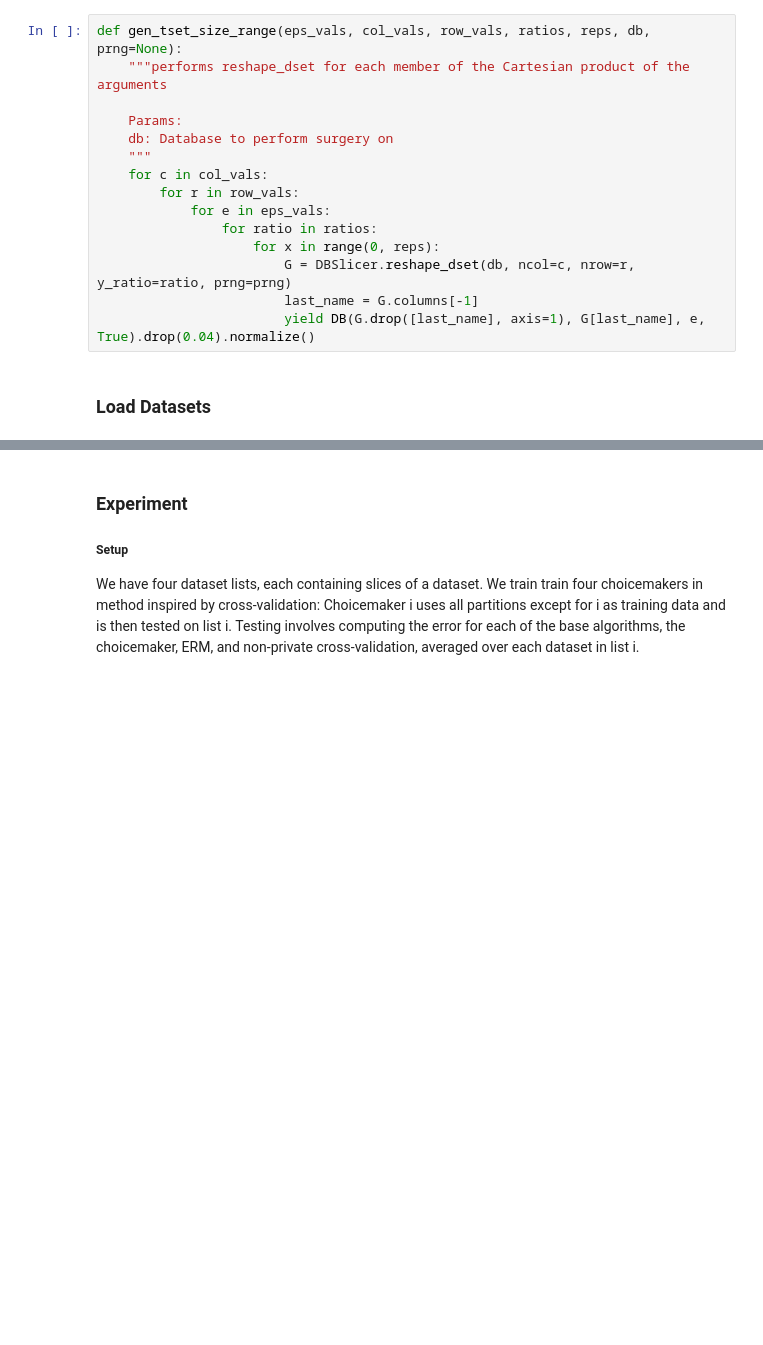
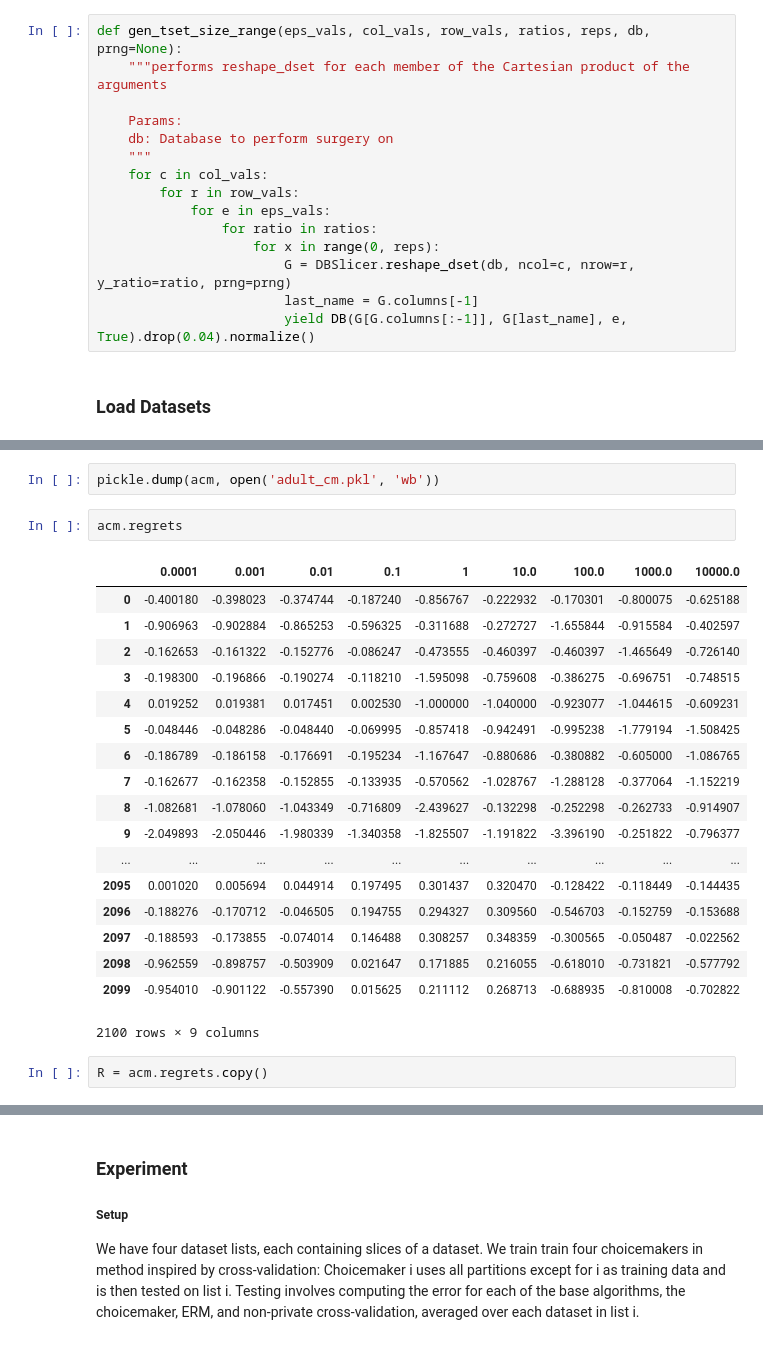
Before and after one commit to jimola/S18_Research, a Jupyter notebook: Python/LogRegChoice.ipynb, the cells around one changed output, grey strips where cells are left out. Cells and saved outputs as stored; diff of their text form; blank space fills up the shorter version.

```diff
--- a/Python/LogRegChoice.ipynb
+++ b/Python/LogRegChoice.ipynb
@@ -51,6 +51,6 @@ def gen_tset_size_range(eps_vals, col_vals, row_vals, ratios, reps, db, prng=Non
                     for x in range(0, reps):
                         G = DBSlicer.reshape_dset(db, ncol=c, nrow=r, y_ratio=ratio, prng=prng)
                         last_name = G.columns[-1]
-                        yield DB(G.drop([last_name], axis=1), G[last_name], e, True).drop(0.04).normalize()
+                        yield DB(G[G.columns[:-1]], G[last_name], e, True).drop(0.04).normalize()
 # %% [markdown]
 ### Load Datasets
@@ -205,0 +167,25 @@ plt.imshow( np.maximum( magic_perfs, 0), cmap='Greys')
+# %%
+pickle.dump(acm, open('adult_cm.pkl', 'wb'))
+# %%
+acm.regrets
+# %% [output]
+|  | 0.0001 | 0.001 | 0.01 | 0.1 | 1 | 10.0 | 100.0 | 1000.0 | 10000.0 |
+| 0 | -0.400180 | -0.398023 | -0.374744 | -0.187240 | -0.856767 | -0.222932 | -0.170301 | -0.800075 | -0.625188 |
+| 1 | -0.906963 | -0.902884 | -0.865253 | -0.596325 | -0.311688 | -0.272727 | -1.655844 | -0.915584 | -0.402597 |
+| 2 | -0.162653 | -0.161322 | -0.152776 | -0.086247 | -0.473555 | -0.460397 | -0.460397 | -1.465649 | -0.726140 |
+| 3 | -0.198300 | -0.196866 | -0.190274 | -0.118210 | -1.595098 | -0.759608 | -0.386275 | -0.696751 | -0.748515 |
+| 4 | 0.019252 | 0.019381 | 0.017451 | 0.002530 | -1.000000 | -1.040000 | -0.923077 | -1.044615 | -0.609231 |
+| 5 | -0.048446 | -0.048286 | -0.048440 | -0.069995 | -0.857418 | -0.942491 | -0.995238 | -1.779194 | -1.508425 |
+| 6 | -0.186789 | -0.186158 | -0.176691 | -0.195234 | -1.167647 | -0.880686 | -0.380882 | -0.605000 | -1.086765 |
+| 7 | -0.162677 | -0.162358 | -0.152855 | -0.133935 | -0.570562 | -1.028767 | -1.288128 | -0.377064 | -1.152219 |
+| 8 | -1.082681 | -1.078060 | -1.043349 | -0.716809 | -2.439627 | -0.132298 | -0.252298 | -0.262733 | -0.914907 |
+| 9 | -2.049893 | -2.050446 | -1.980339 | -1.340358 | -1.825507 | -1.191822 | -3.396190 | -0.251822 | -0.796377 |
+| ... | ... | ... | ... | ... | ... | ... | ... | ... | ... |
+| 2095 | 0.001020 | 0.005694 | 0.044914 | 0.197495 | 0.301437 | 0.320470 | -0.128422 | -0.118449 | -0.144435 |
+| 2096 | -0.188276 | -0.170712 | -0.046505 | 0.194755 | 0.294327 | 0.309560 | -0.546703 | -0.152759 | -0.153688 |
+| 2097 | -0.188593 | -0.173855 | -0.074014 | 0.146488 | 0.308257 | 0.348359 | -0.300565 | -0.050487 | -0.022562 |
+| 2098 | -0.962559 | -0.898757 | -0.503909 | 0.021647 | 0.171885 | 0.216055 | -0.618010 | -0.731821 | -0.577792 |
+| 2099 | -0.954010 | -0.901122 | -0.557390 | 0.015625 | 0.211112 | 0.268713 | -0.688935 | -0.810008 | -0.702822 |
+2100 rows × 9 columns
+# %%
+R = acm.regrets.copy()
```
Also changed, not shown: parts of 34 cells of this notebook, 4 other files.
